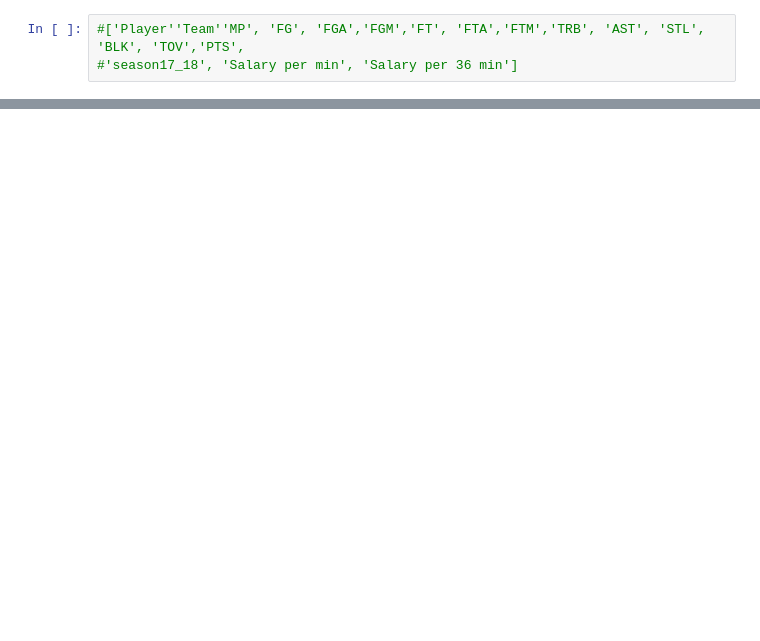
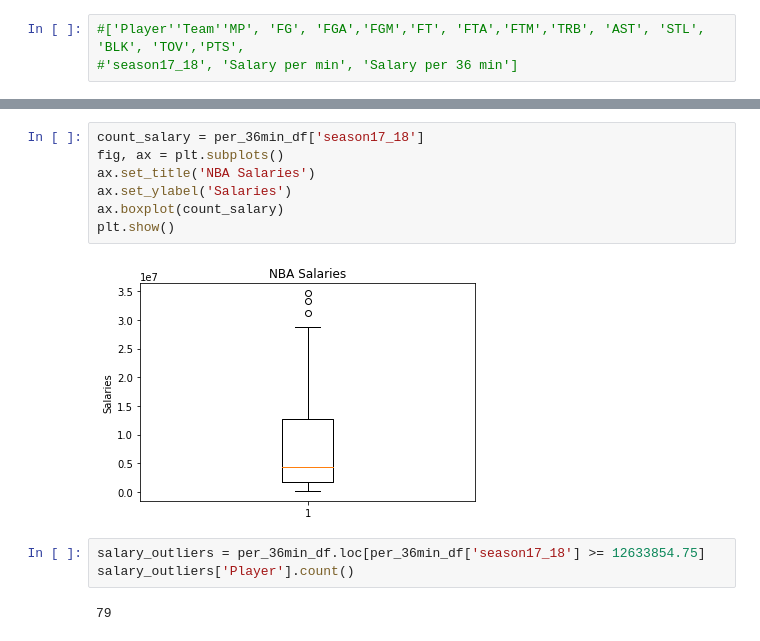
Before and after one commit to dinomolina/NBAstats_Project, a Jupyter notebook: NBA_Player_vs_Salary.ipynb, the cells around one changed output, grey strips where cells are left out. Drawn from its saved outputs; the diff is of its cells as text; blank space fills up the shorter version.

```diff
--- a/NBA_Player_vs_Salary.ipynb
+++ b/NBA_Player_vs_Salary.ipynb
@@ -99,0 +207,14 @@ print(median)
+# %%
+count_salary = per_36min_df['season17_18']
+fig, ax = plt.subplots()
+ax.set_title('NBA Salaries')
+ax.set_ylabel('Salaries')
+ax.boxplot(count_salary)
+plt.show()
+# %% [output]
+[figure, added]
+# %%
+salary_outliers = per_36min_df.loc[per_36min_df['season17_18'] >= 12633854.75]
+salary_outliers['Player'].count()
+# %% [output]
+79
```
Also changed, not shown: parts of 17 cells of this notebook, 2 other files.
